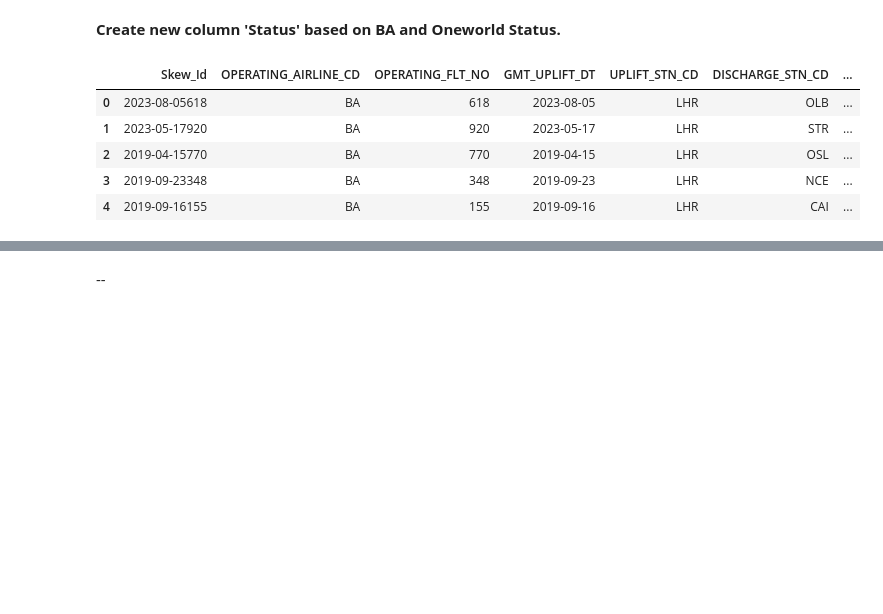
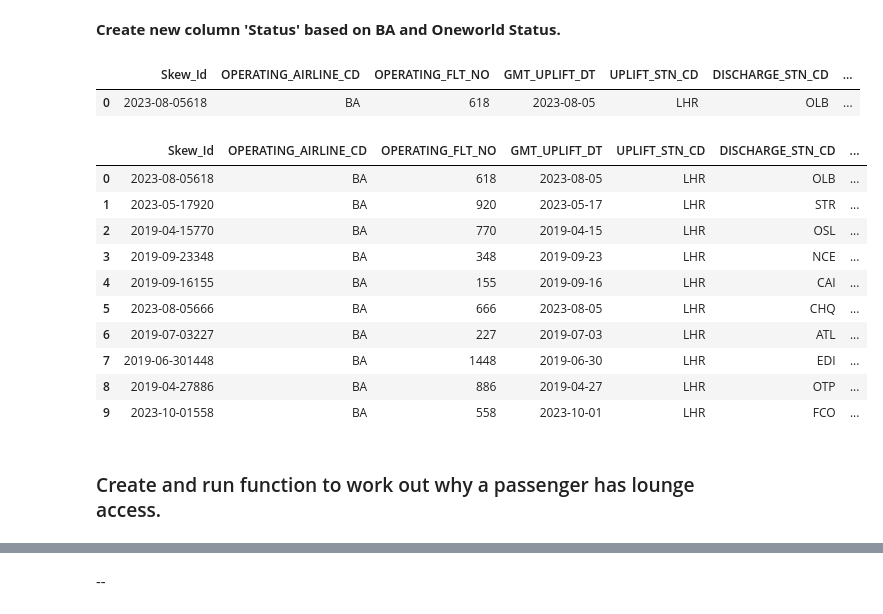
Before and after one commit to IanMaHKG-BA/Hackathon_Team_1, a Jupyter notebook: lounges_gold_standard_Jamie.ipynb, the cells around one changed output, grey strips where cells are left out. Drawn from its saved outputs; the diff is of its cells as text; code cells hidden in the pictures; blank space fills up the shorter version.

Commit message:
Addition of where pax gets status, hourly analysis New analysis and datasets.

```diff
--- a/lounges_gold_standard_Jamie.ipynb
+++ b/lounges_gold_standard_Jamie.ipynb
@@ -863,22 +793,16 @@ df_final_status_cols_list = list(df_final.columns)
 df_final_status = df_final.copy()
 df_final_status['STATUS'] = 'NA'
 # %%
-#
-ba_emerald_list = ['Gold','Gold For Life','Gold Guest List','Gold Guest List For Life','Premier']
+def status_column_creator(df):
 
-# calculate how many are of each OneWorld Status level. Order of operations is important, highest reported status prevails.
-df_final_status.loc[(df_final_status['BA_PAX_TIER'].isin(['None','']))|(df_final_status['ONEWORLD_TIER']==''),'STATUS']='None'
-df_final_status.loc[(df_final_status['BA_PAX_TIER']=='Silver')|(df_final_status['ONEWORLD_TIER']=='SAPP'),'STATUS']='Sapphire'
-df_final_status.loc[(df_final_status['BA_PAX_TIER'].isin(ba_emerald_list))|(df_final_status['ONEWORLD_TIER']=='EMER'),'STATUS']='Emerald'
+    ba_emerald_list = ['Gold','Gold For Life','Gold Guest List','Gold Guest List For Life','Premier']
 
-# set BA column only. If blank, we want it to read none.
-df_final_status.loc[(df_final_status['BA_PAX_TIER']==''),'BA_PAX_TIER']='None'
+    # calculate how many are of each OneWorld Status level. Order of operations is important, highest reported status prevails.
+    df.loc[(df['BA_PAX_TIER'].isin(['None','']))|(df['ONEWORLD_TIER']==''),'STATUS']='None'
+    df.loc[(df['BA_PAX_TIER']=='Silver')|(df['ONEWORLD_TIER']=='SAPP'),'STATUS']='Sapphire'
+    df.loc[(df['BA_PAX_TIER'].isin(ba_emerald_list))|(df['ONEWORLD_TIER']=='EMER'),'STATUS']='Emerald'
+
+    # set BA column only. If blank, we want it to read none.
+    df.loc[(df['BA_PAX_TIER']==''),'BA_PAX_TIER']='None'
+
+    return df
-# %%
-df_final_status.head(5)
-# %% [output]
-|  | Skew_Id | OPERATING_AIRLINE_CD | OPERATING_FLT_NO | GMT_UPLIFT_DT | UPLIFT_STN_CD | DISCHARGE_STN_CD | ... |
-| 0 | 2023-08-05618 | BA | 618 | 2023-08-05 | LHR | OLB | ... |
-| 1 | 2023-05-17920 | BA | 920 | 2023-05-17 | LHR | STR | ... |
-| 2 | 2019-04-15770 | BA | 770 | 2019-04-15 | LHR | OSL | ... |
-| 3 | 2019-09-23348 | BA | 348 | 2019-09-23 | LHR | NCE | ... |
-| 4 | 2019-09-16155 | BA | 155 | 2019-09-16 | LHR | CAI | ... |
@@ -884,0 +811,23 @@ df_final_status.head(5)
+# %%
+df_final.head(1)
+# %% [output]
+|  | Skew_Id | OPERATING_AIRLINE_CD | OPERATING_FLT_NO | GMT_UPLIFT_DT | UPLIFT_STN_CD | DISCHARGE_STN_CD | ... |
+| 0 | 2023-08-05618 | BA | 618 | 2023-08-05 | LHR | OLB | ... |
+# %%
+# define the source of the pax status
+v2_df_final_status = df_final_status.copy()
+v2_df_final_status.head(10)
+# %% [output]
+|  | Skew_Id | OPERATING_AIRLINE_CD | OPERATING_FLT_NO | GMT_UPLIFT_DT | UPLIFT_STN_CD | DISCHARGE_STN_CD | ... |
+| 0 | 2023-08-05618 | BA | 618 | 2023-08-05 | LHR | OLB | ... |
+| 1 | 2023-05-17920 | BA | 920 | 2023-05-17 | LHR | STR | ... |
+| 2 | 2019-04-15770 | BA | 770 | 2019-04-15 | LHR | OSL | ... |
+| 3 | 2019-09-23348 | BA | 348 | 2019-09-23 | LHR | NCE | ... |
+| 4 | 2019-09-16155 | BA | 155 | 2019-09-16 | LHR | CAI | ... |
+| 5 | 2023-08-05666 | BA | 666 | 2023-08-05 | LHR | CHQ | ... |
+| 6 | 2019-07-03227 | BA | 227 | 2019-07-03 | LHR | ATL | ... |
+| 7 | 2019-06-301448 | BA | 1448 | 2019-06-30 | LHR | EDI | ... |
+| 8 | 2019-04-27886 | BA | 886 | 2019-04-27 | LHR | OTP | ... |
+| 9 | 2023-10-01558 | BA | 558 | 2023-10-01 | LHR | FCO | ... |
+# %% [markdown]
+### Create and run function to work out why a passenger has lounge access.
```
Also changed, not shown: parts of 61 cells of this notebook.
